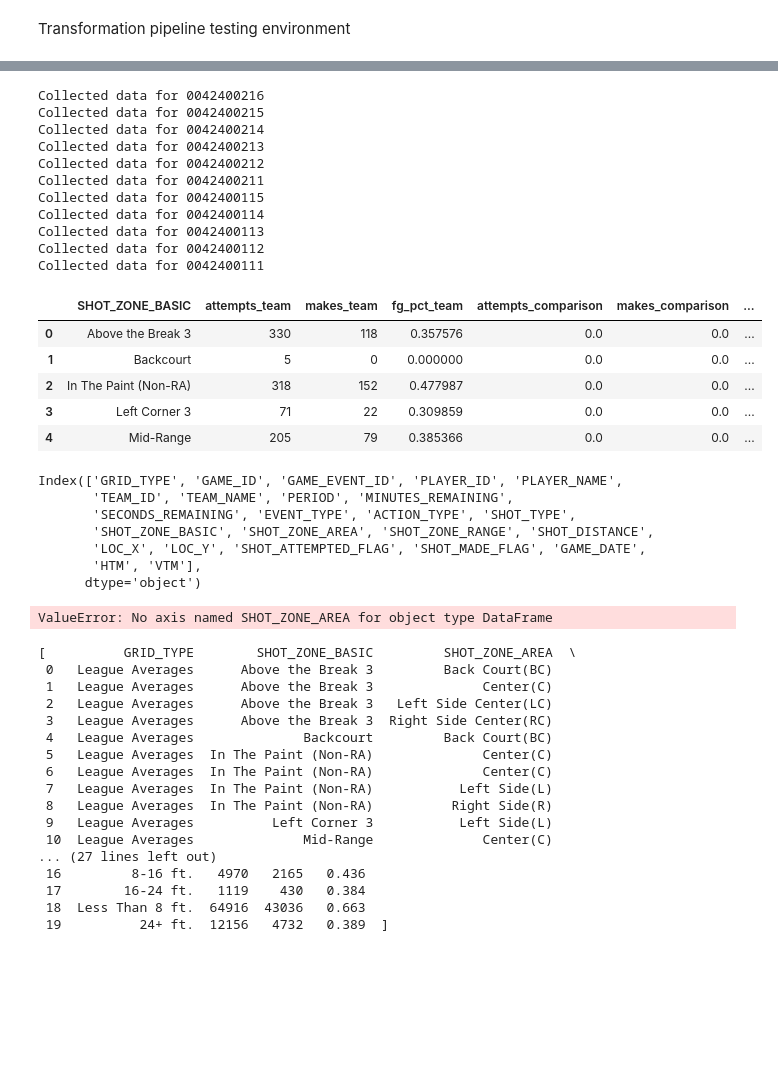
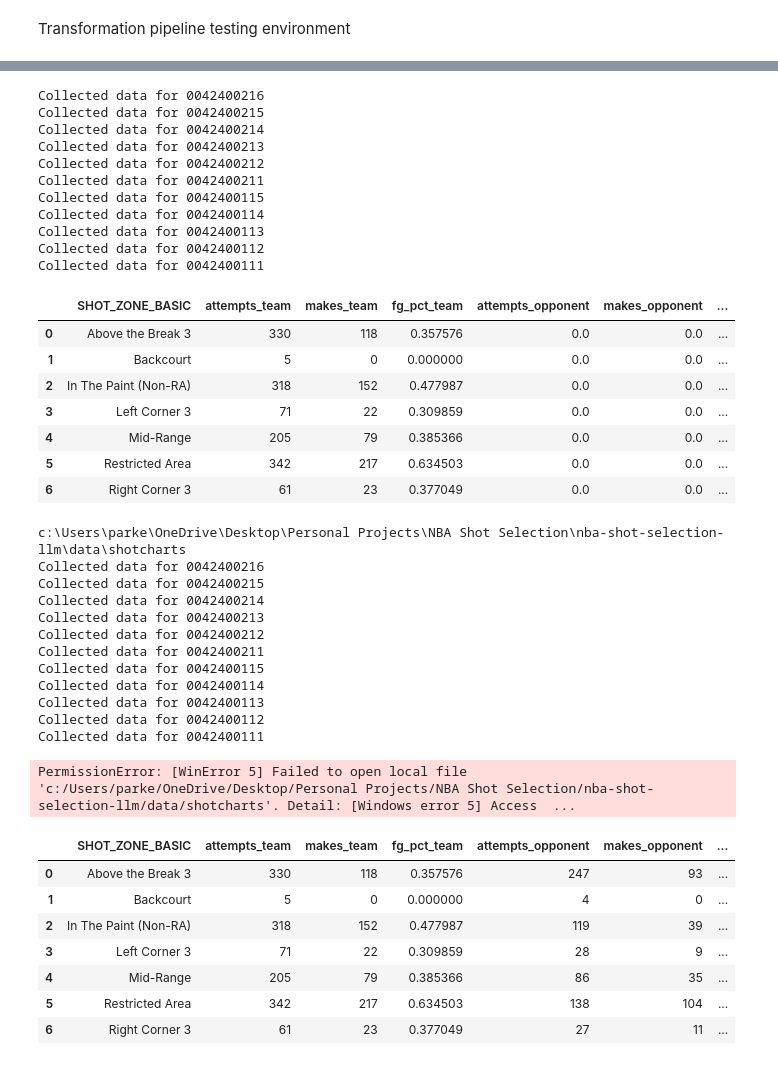
Before and after one commit to parkerbaker203/nba-shot-selection-llm, a Jupyter notebook: pipelines/transformation_testing.ipynb, the cells around one changed output, grey strips where cells are left out. Cells and saved outputs as stored; diff of their text form; code cells hidden in the pictures; blank space fills up the shorter version.

Commit message:
Updated Transformation and ingestion script

```diff
--- a/pipelines/transformation_testing.ipynb
+++ b/pipelines/transformation_testing.ipynb
@@ -225,60 +160,59 @@ knicks_vs_league.head()
 # %%
-knicks_vs_celtics = compare_to_league(team_shots_df=knicks, opponent_team_name="Boston Celtics", season="2024-25", season_type="Playoffs")
-knicks_vs_celtics.head()
+knicks_vs_boston = compare_to_league(knicks, season="2024-25", opponent_team_name="Boston Celtics", season_type="Playoffs")
+knicks_vs_boston
 # %% [output]
 Collected data for 0042400216
 Collected data for 0042400215
 Collected data for 0042400214
 Collected data for 0042400213
 Collected data for 0042400212
 Collected data for 0042400211
 Collected data for 0042400115
 Collected data for 0042400114
 Collected data for 0042400113
 Collected data for 0042400112
 Collected data for 0042400111
-|  | SHOT_ZONE_BASIC | attempts_team | makes_team | fg_pct_team | attempts_comparison | makes_comparison | ... |
+|  | SHOT_ZONE_BASIC | attempts_team | makes_team | fg_pct_team | attempts_opponent | makes_opponent | ... |
 | 0 | Above the Break 3 | 330 | 118 | 0.357576 | 0.0 | 0.0 | ... |
 | 1 | Backcourt | 5 | 0 | 0.000000 | 0.0 | 0.0 | ... |
 | 2 | In The Paint (Non-RA) | 318 | 152 | 0.477987 | 0.0 | 0.0 | ... |
 | 3 | Left Corner 3 | 71 | 22 | 0.309859 | 0.0 | 0.0 | ... |
 | 4 | Mid-Range | 205 | 79 | 0.385366 | 0.0 | 0.0 | ... |
+| 5 | Restricted Area | 342 | 217 | 0.634503 | 0.0 | 0.0 | ... |
+| 6 | Right Corner 3 | 61 | 23 | 0.377049 | 0.0 | 0.0 | ... |
-# %%
-knicks.columns
-# %% [output]
-Index(['GRID_TYPE', 'GAME_ID', 'GAME_EVENT_ID', 'PLAYER_ID', 'PLAYER_NAME',
-       'TEAM_ID', 'TEAM_NAME', 'PERIOD', 'MINUTES_REMAINING',
-       'SECONDS_REMAINING', 'EVENT_TYPE', 'ACTION_TYPE', 'SHOT_TYPE',
-       'SHOT_ZONE_BASIC', 'SHOT_ZONE_AREA', 'SHOT_ZONE_RANGE', 'SHOT_DISTANCE',
-       'LOC_X', 'LOC_Y', 'SHOT_ATTEMPTED_FLAG', 'SHOT_MADE_FLAG', 'GAME_DATE',
-       'HTM', 'VTM'],
-      dtype='object')
-# %%
-summary = (
-        knicks.groupby("SHOT_ZONE_BASIC", "SHOT_ZONE_AREA")
-        .agg(attempts=("SHOT_MADE_FLAG", "count"), makes=("SHOT_MADE_FLAG", "sum"))
-        .reset_index()
-    )
-summary["fg_pct"] = summary["makes"] / summary["attempts"]
-# %% [output]
-ValueError: No axis named SHOT_ZONE_AREA for object type DataFrame
+# %%
+bost_path = Path.cwd()
+bost_path = bost_path.parent / "data" / "shotcharts"
+print(bost_path)
+opponent_shots = ing.ingest_data(
+    team_name="Boston Celtics",
+    num_players=5,
+    season="2024-25",
+    season_type="Playoffs",
+)
+opponent_shots.to_parquet(bost_path, index=False)
+# %% [output]
+c:\Users\parke\OneDrive\Desktop\Personal Projects\NBA Shot Selection\nba-shot-selection-llm\data\shotcharts
+Collected data for 0042400216
+Collected data for 0042400215
+Collected data for 0042400214
+Collected data for 0042400213
+Collected data for 0042400212
+Collected data for 0042400211
+Collected data for 0042400115
+Collected data for 0042400114
+Collected data for 0042400113
+Collected data for 0042400112
+Collected data for 0042400111
+PermissionError: [WinError 5] Failed to open local file 'c:/Users/parke/OneDrive/Desktop/Personal Projects/NBA Shot Selection/nba-shot-selection-llm/data/shotcharts'. Detail: [Windows error 5] Access  ...
 # %%
-ShotChartLeagueWide(season="2024-25").get_data_frames()
+compare_stats(knicks, opponent_shots, league_y_n=False, season="2024-25")
 # %% [output]
-[          GRID_TYPE        SHOT_ZONE_BASIC         SHOT_ZONE_AREA  \
- 0   League Averages      Above the Break 3         Back Court(BC)
- 1   League Averages      Above the Break 3              Center(C)
- 2   League Averages      Above the Break 3   Left Side Center(LC)
- 3   League Averages      Above the Break 3  Right Side Center(RC)
- 4   League Averages              Backcourt         Back Court(BC)
- 5   League Averages  In The Paint (Non-RA)              Center(C)
- 6   League Averages  In The Paint (Non-RA)              Center(C)
- 7   League Averages  In The Paint (Non-RA)           Left Side(L)
- 8   League Averages  In The Paint (Non-RA)          Right Side(R)
- 9   League Averages          Left Corner 3           Left Side(L)
- 10  League Averages              Mid-Range              Center(C)
-... (27 lines left out)
- 16         8-16 ft.   4970   2165   0.436
- 17        16-24 ft.   1119    430   0.384
- 18  Less Than 8 ft.  64916  43036   0.663
- 19          24+ ft.  12156   4732   0.389  ]
+|  | SHOT_ZONE_BASIC | attempts_team | makes_team | fg_pct_team | attempts_opponent | makes_opponent | ... |
+| 0 | Above the Break 3 | 330 | 118 | 0.357576 | 247 | 93 | ... |
+| 1 | Backcourt | 5 | 0 | 0.000000 | 4 | 0 | ... |
+| 2 | In The Paint (Non-RA) | 318 | 152 | 0.477987 | 119 | 39 | ... |
+| 3 | Left Corner 3 | 71 | 22 | 0.309859 | 28 | 9 | ... |
+| 4 | Mid-Range | 205 | 79 | 0.385366 | 86 | 35 | ... |
+| 5 | Restricted Area | 342 | 217 | 0.634503 | 138 | 104 | ... |
+| 6 | Right Corner 3 | 61 | 23 | 0.377049 | 27 | 11 | ... |
```
Also changed, not shown: parts of 11 cells of this notebook, 1 other file.
